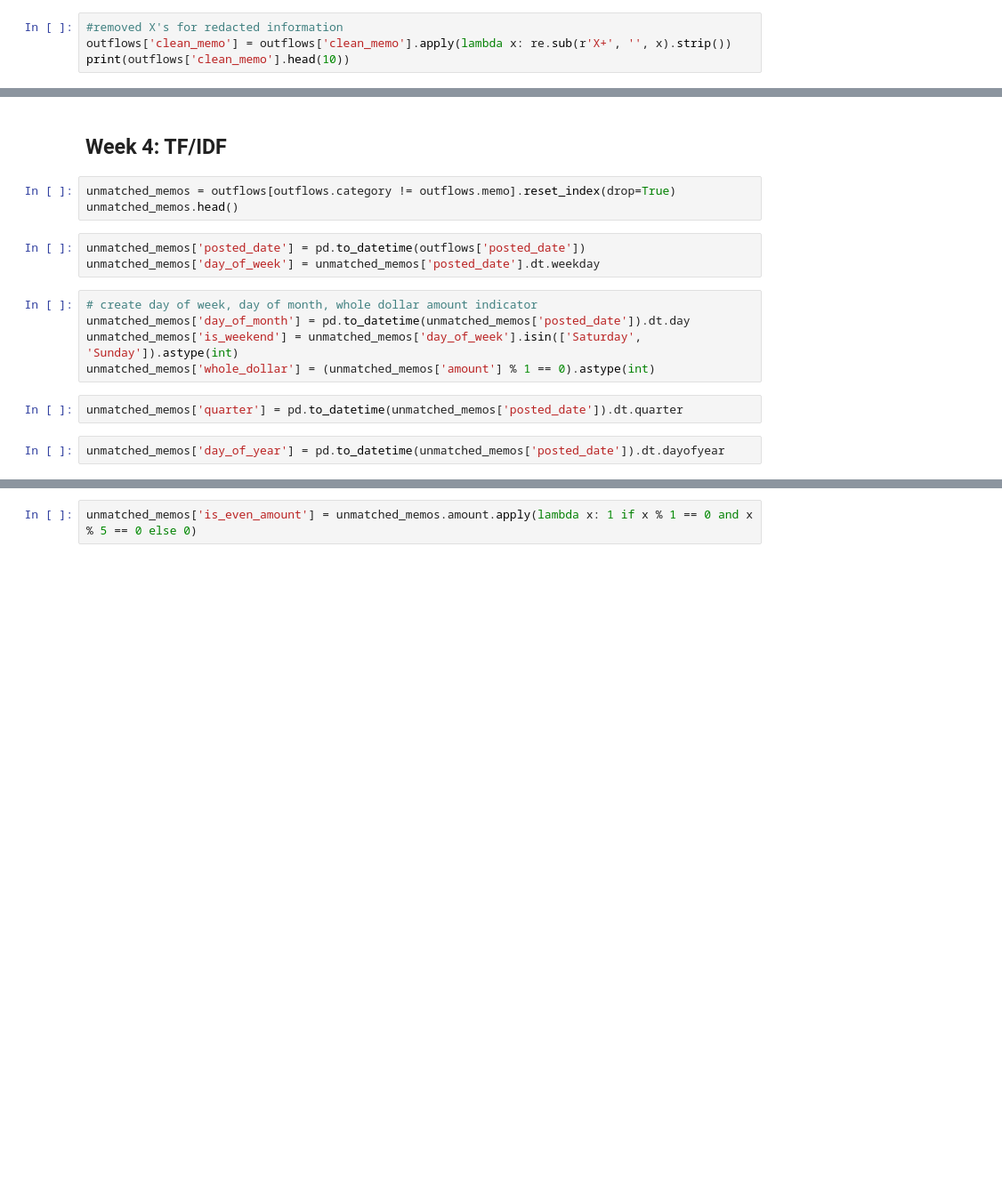
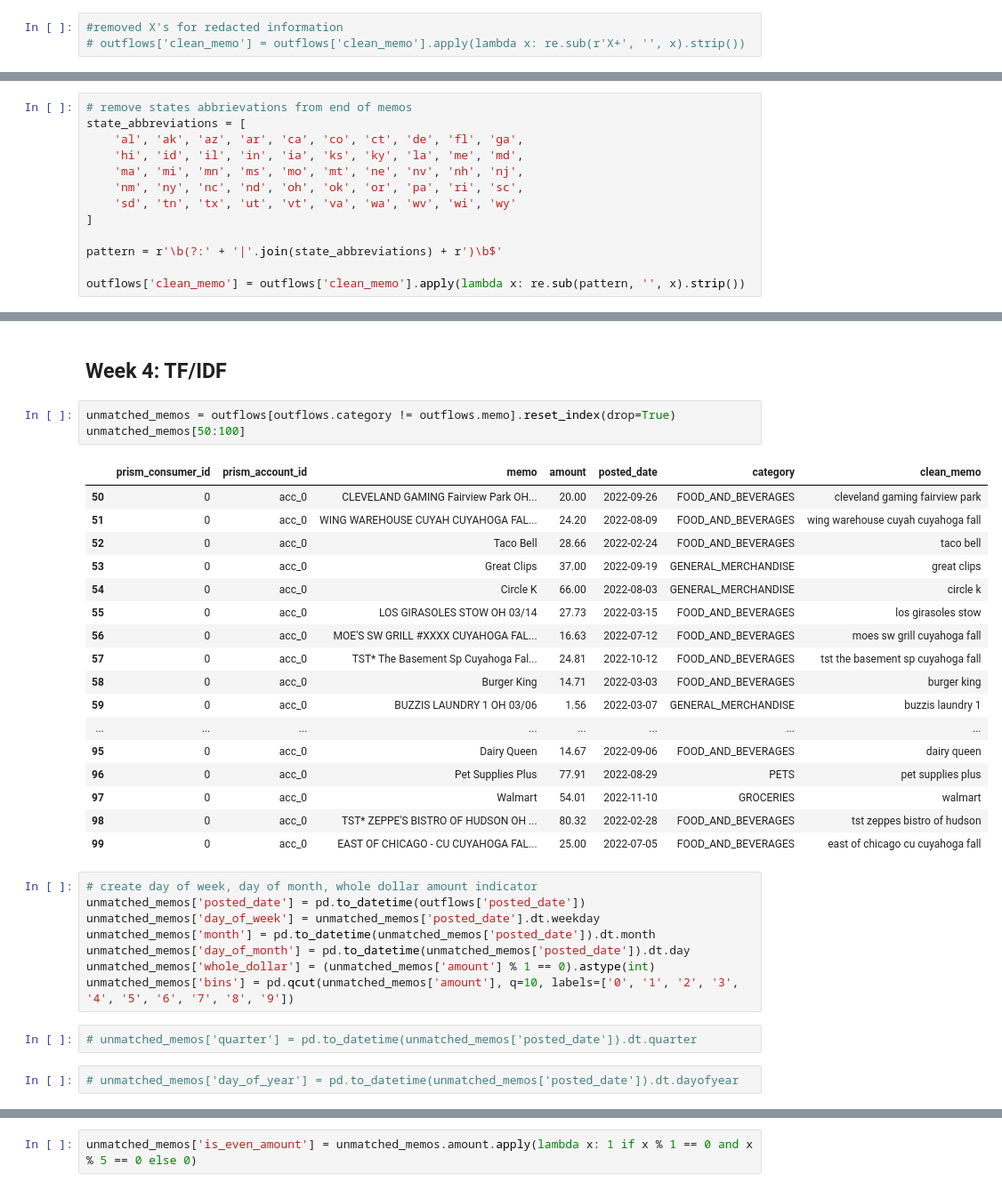
Before and after one commit to danielrmathew/prism-data-credit, a Jupyter notebook: tracy_notebook.ipynb, the cells around one changed output, grey strips where cells are left out. Shown at 89% size. Saved outputs shown, nothing was run; the diff lists cells and outputs as text; blank space fills up the shorter version.

```diff
--- a/tracy_notebook.ipynb
+++ b/tracy_notebook.ipynb
@@ -305,6 +354,5 @@ outflows['clean_memo'].unique()
 # %%
 #removed X's for redacted information
-outflows['clean_memo'] = outflows['clean_memo'].apply(lambda x: re.sub(r'X+', '', x).strip())
-print(outflows['clean_memo'].head(10))
+# outflows['clean_memo'] = outflows['clean_memo'].apply(lambda x: re.sub(r'X+', '', x).strip())
 # %%
 outflows['clean_memo'].unique()
@@ -352,2 +437,15 @@ mismatched_memos[['clean_memo', 'category']]
+# %%
+# remove states abbrievations from end of memos
+state_abbreviations = [
+    'al', 'ak', 'az', 'ar', 'ca', 'co', 'ct', 'de', 'fl', 'ga',
+    'hi', 'id', 'il', 'in', 'ia', 'ks', 'ky', 'la', 'me', 'md',
+    'ma', 'mi', 'mn', 'ms', 'mo', 'mt', 'ne', 'nv', 'nh', 'nj',
+    'nm', 'ny', 'nc', 'nd', 'oh', 'ok', 'or', 'pa', 'ri', 'sc',
+    'sd', 'tn', 'tx', 'ut', 'vt', 'va', 'wa', 'wv', 'wi', 'wy'
+]
+
+pattern = r'\b(?:' + '|'.join(state_abbreviations) + r')\b$'
+
+outflows['clean_memo'] = outflows['clean_memo'].apply(lambda x: re.sub(pattern, '', x).strip())
 # %%
 outflows['clean_memo'].unique()
@@ -369,17 +484,35 @@ outflows['memo']
 ## Week 4: TF/IDF
 # %%
 unmatched_memos = outflows[outflows.category != outflows.memo].reset_index(drop=True)
-unmatched_memos.head()
+unmatched_memos[50:100]
+# %% [output]
+|  | prism_consumer_id | prism_account_id | memo | amount | posted_date | category | clean_memo |
+| 50 | 0 | acc_0 | CLEVELAND GAMING Fairview Park OH... | 20.00 | 2022-09-26 | FOOD_AND_BEVERAGES | cleveland gaming fairview park |
+| 51 | 0 | acc_0 | WING WAREHOUSE CUYAH CUYAHOGA FAL... | 24.20 | 2022-08-09 | FOOD_AND_BEVERAGES | wing warehouse cuyah cuyahoga fall |
+| 52 | 0 | acc_0 | Taco Bell | 28.66 | 2022-02-24 | FOOD_AND_BEVERAGES | taco bell |
+| 53 | 0 | acc_0 | Great Clips | 37.00 | 2022-09-19 | GENERAL_MERCHANDISE | great clips |
+| 54 | 0 | acc_0 | Circle K | 66.00 | 2022-08-03 | GENERAL_MERCHANDISE | circle k |
+| 55 | 0 | acc_0 | LOS GIRASOLES STOW OH 03/14 | 27.73 | 2022-03-15 | FOOD_AND_BEVERAGES | los girasoles stow |
+| 56 | 0 | acc_0 | MOE'S SW GRILL #XXXX CUYAHOGA FAL... | 16.63 | 2022-07-12 | FOOD_AND_BEVERAGES | moes sw grill cuyahoga fall |
+| 57 | 0 | acc_0 | TST* The Basement Sp Cuyahoga Fal... | 24.81 | 2022-10-12 | FOOD_AND_BEVERAGES | tst the basement sp cuyahoga fall |
+| 58 | 0 | acc_0 | Burger King | 14.71 | 2022-03-03 | FOOD_AND_BEVERAGES | burger king |
+| 59 | 0 | acc_0 | BUZZIS LAUNDRY 1 OH 03/06 | 1.56 | 2022-03-07 | GENERAL_MERCHANDISE | buzzis laundry 1 |
+| ... | ... | ... | ... | ... | ... | ... | ... |
+| 95 | 0 | acc_0 | Dairy Queen | 14.67 | 2022-09-06 | FOOD_AND_BEVERAGES | dairy queen |
+| 96 | 0 | acc_0 | Pet Supplies Plus | 77.91 | 2022-08-29 | PETS | pet supplies plus |
+| 97 | 0 | acc_0 | Walmart | 54.01 | 2022-11-10 | GROCERIES | walmart |
+| 98 | 0 | acc_0 | TST* ZEPPE'S BISTRO OF HUDSON OH ... | 80.32 | 2022-02-28 | FOOD_AND_BEVERAGES | tst zeppes bistro of hudson |
+| 99 | 0 | acc_0 | EAST OF CHICAGO - CU CUYAHOGA FAL... | 25.00 | 2022-07-05 | FOOD_AND_BEVERAGES | east of chicago cu cuyahoga fall |
 # %%
+# create day of week, day of month, whole dollar amount indicator
 unmatched_memos['posted_date'] = pd.to_datetime(outflows['posted_date'])
 unmatched_memos['day_of_week'] = unmatched_memos['posted_date'].dt.weekday
+unmatched_memos['month'] = pd.to_datetime(unmatched_memos['posted_date']).dt.month
+unmatched_memos['day_of_month'] = pd.to_datetime(unmatched_memos['posted_date']).dt.day
+unmatched_memos['whole_dollar'] = (unmatched_memos['amount'] % 1 == 0).astype(int)
+unmatched_memos['bins'] = pd.qcut(unmatched_memos['amount'], q=10, labels=['0', '1', '2', '3', '4', '5', '6', '7', '8', '9'])
-# %%
-# create day of week, day of month, whole dollar amount indicator
-unmatched_memos['day_of_month'] = pd.to_datetime(unmatched_memos['posted_date']).dt.day
-unmatched_memos['is_weekend'] = unmatched_memos['day_of_week'].isin(['Saturday', 'Sunday']).astype(int)
-unmatched_memos['whole_dollar'] = (unmatched_memos['amount'] % 1 == 0).astype(int)
 # %%
-unmatched_memos['quarter'] = pd.to_datetime(unmatched_memos['posted_date']).dt.quarter
+# unmatched_memos['quarter'] = pd.to_datetime(unmatched_memos['posted_date']).dt.quarter
 # %%
-unmatched_memos['day_of_year'] = pd.to_datetime(unmatched_memos['posted_date']).dt.dayofyear
+# unmatched_memos['day_of_year'] = pd.to_datetime(unmatched_memos['posted_date']).dt.dayofyear
 # %%
```
Also changed, not shown: parts of 39 cells of this notebook.
